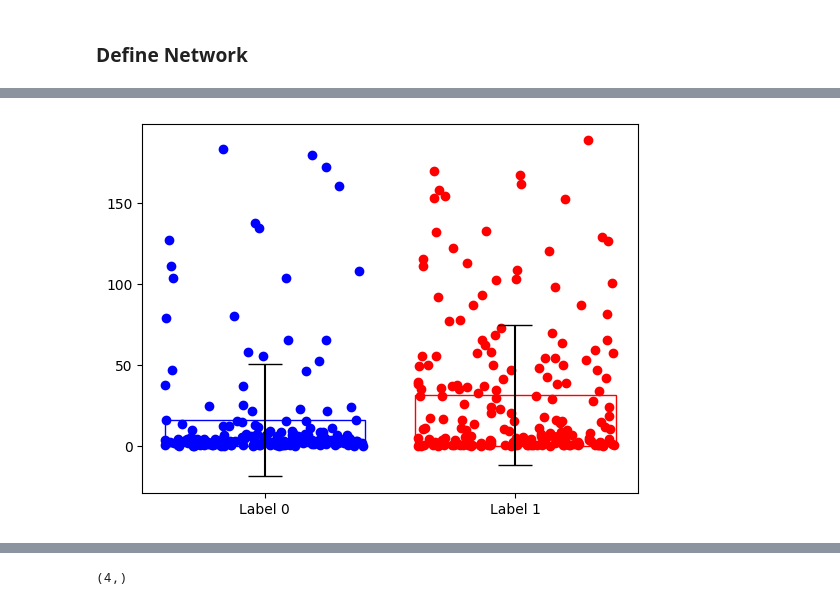
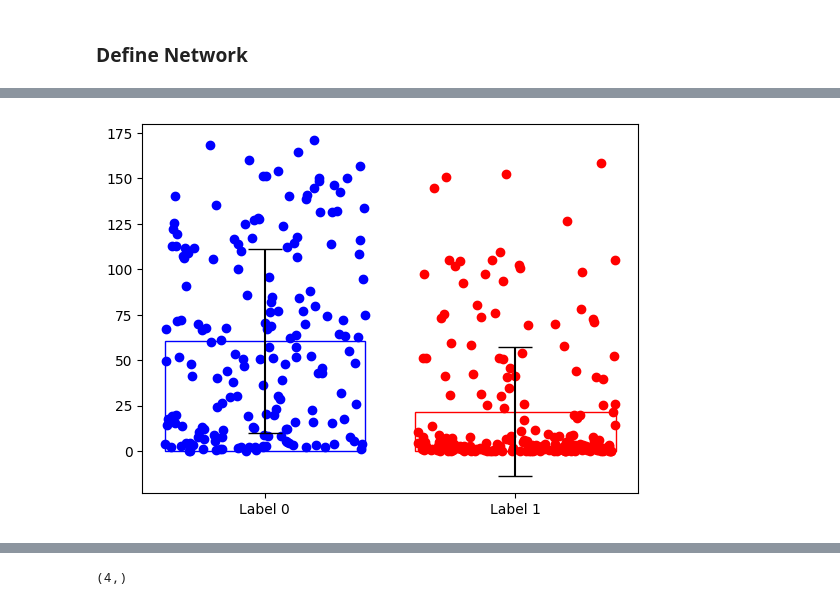
Before and after one commit to TomyjBerg/ADLProtProject, a Jupyter notebook: model_siamese.ipynb, the cells around one changed output, grey strips where cells are left out. Saved outputs shown, nothing was run; the diff lists cells and outputs as text; code cells hidden in the pictures.

```diff
--- a/model_siamese.ipynb
+++ b/model_siamese.ipynb
@@ -244,7 +254,7 @@ class ContrastiveLoss(torch.nn.Module):
         #print(mdist)
         dist_marg = torch.clamp(mdist, min=0.0) # only distances <margin will be still positive here = 0.3 = 0
         #print(dist)
-        loss =  (1 - y) * torch.pow(dist, 2) + y * torch.pow(dist_marg,2)
+        loss =  y * torch.pow(dist, 2) + (1-y) * torch.pow(dist_marg,2)
 
         # What happens to a pair with squared euclid dist (dist_sq) of 0.5
         # if label = 0 --> 0 + squared clampled euclid distance --> loss = 0.3^2
@@ -265,7 +275,7 @@ print(device)
 model = DiffPool(num_nodes = 100).to(device)
 criterion = ContrastiveLoss()
 optimizer = torch.optim.Adam(model.parameters(), lr=0.001)
-num_epochs = 30
+num_epochs = 10
 
 def train(epoch):
     batch = 0
@@ -413,7 +418,7 @@ def compare_euclid_distances(distances_lab0, distances_lab1):
 # %%
-compare_euclid_distances(train_distances_lab0[15], train_distances_lab1[15])
+compare_euclid_distances(train_distances_lab0[9], train_distances_lab1[9])
 # %% [output]
-[figure, old version]
+[figure, new version]
 # %%
 # Print model's state_dict
 print("Model's state_dict:")
```
Also changed, not shown: parts of 3 cells of this notebook.
